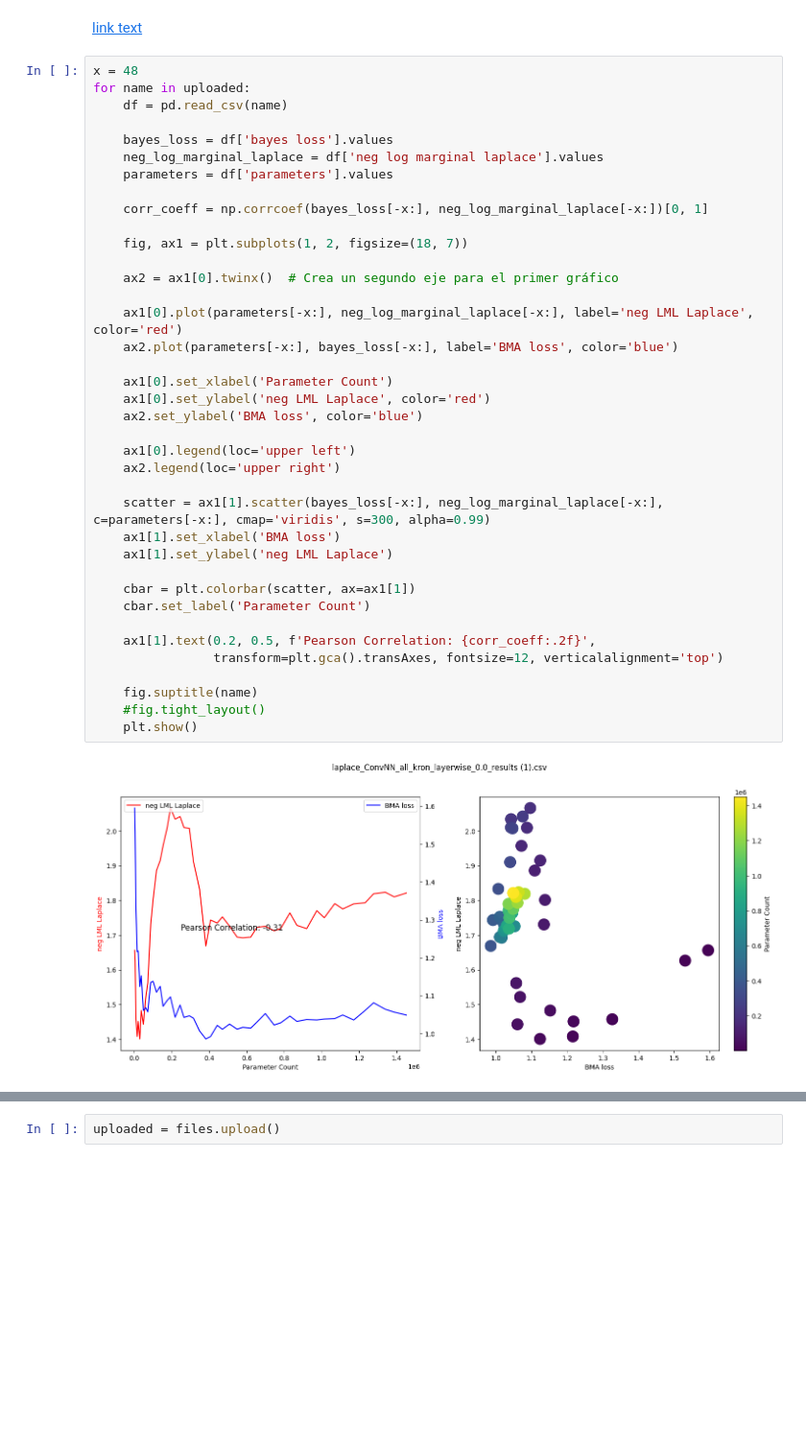
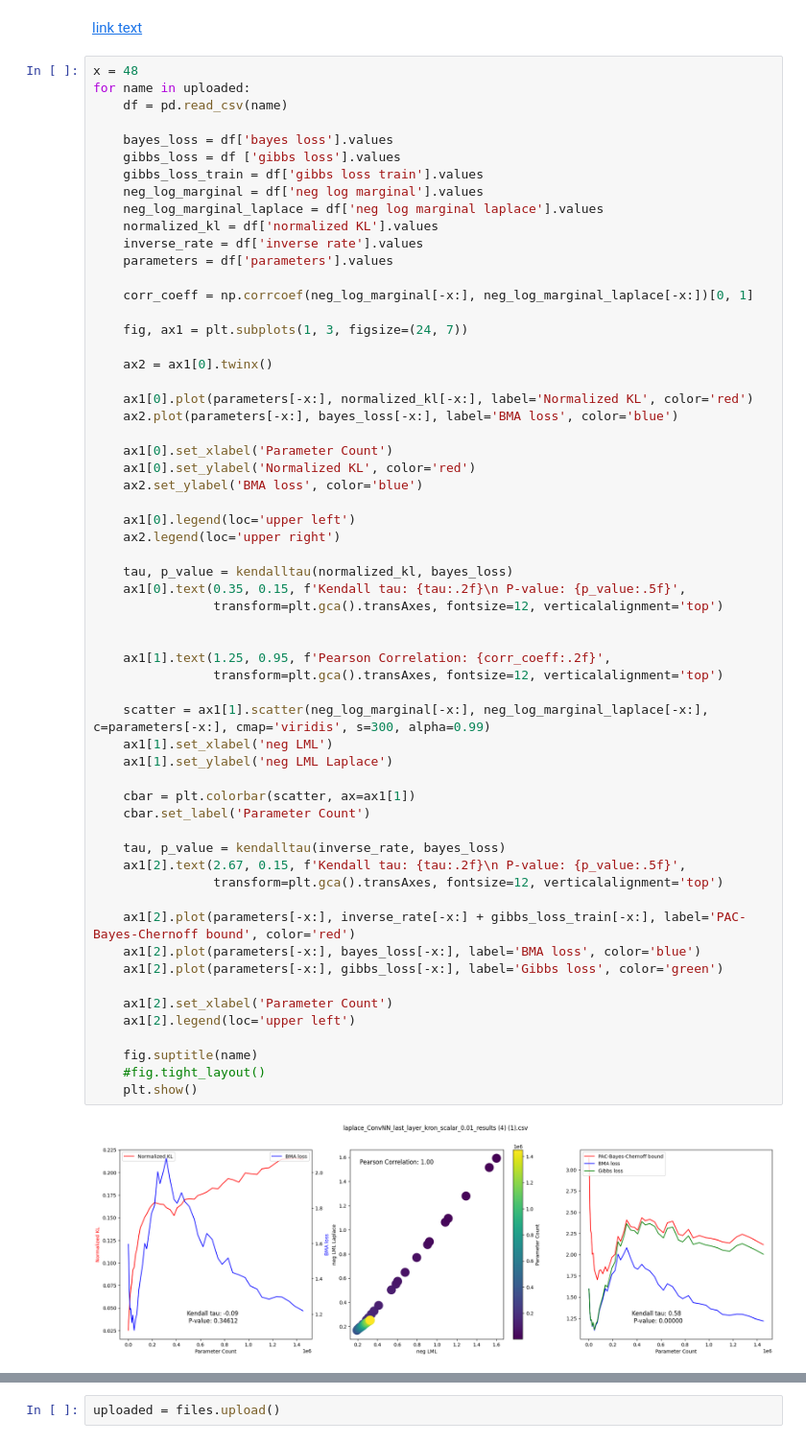
Before and after one commit to Ludvins/PAC_Bayes_Chernoff_MLL, a Jupyter notebook: plots.ipynb, the cells around one changed output, grey strips where cells are left out. Shown at 96% size. Cells and saved outputs as stored; diff of their text form; blank space fills up the shorter version.

```diff
--- a/plots.ipynb
+++ b/plots.ipynb
@@ -19,39 +21,60 @@ Saving laplace_ConvNN_last_layer_kron_opt_results.csv to laplace_ConvNN_last_lay
 x = 48
 for name in uploaded:
     df = pd.read_csv(name)
 
     bayes_loss = df['bayes loss'].values
+    gibbs_loss = df ['gibbs loss'].values
+    gibbs_loss_train = df['gibbs loss train'].values
+    neg_log_marginal = df['neg log marginal'].values
     neg_log_marginal_laplace = df['neg log marginal laplace'].values
+    normalized_kl = df['normalized KL'].values
+    inverse_rate = df['inverse rate'].values
     parameters = df['parameters'].values
 
-    corr_coeff = np.corrcoef(bayes_loss[-x:], neg_log_marginal_laplace[-x:])[0, 1]
+    corr_coeff = np.corrcoef(neg_log_marginal[-x:], neg_log_marginal_laplace[-x:])[0, 1]
 
-    fig, ax1 = plt.subplots(1, 2, figsize=(18, 7))
+    fig, ax1 = plt.subplots(1, 3, figsize=(24, 7))
 
-    ax2 = ax1[0].twinx()  # Crea un segundo eje para el primer gráfico
+    ax2 = ax1[0].twinx()
 
-    ax1[0].plot(parameters[-x:], neg_log_marginal_laplace[-x:], label='neg LML Laplace', color='red')
+    ax1[0].plot(parameters[-x:], normalized_kl[-x:], label='Normalized KL', color='red')
     ax2.plot(parameters[-x:], bayes_loss[-x:], label='BMA loss', color='blue')
 
     ax1[0].set_xlabel('Parameter Count')
-    ax1[0].set_ylabel('neg LML Laplace', color='red')
+    ax1[0].set_ylabel('Normalized KL', color='red')
     ax2.set_ylabel('BMA loss', color='blue')
 
     ax1[0].legend(loc='upper left')
     ax2.legend(loc='upper right')
 
-    scatter = ax1[1].scatter(bayes_loss[-x:], neg_log_marginal_laplace[-x:], c=parameters[-x:], cmap='viridis', s=300, alpha=0.99)
-    ax1[1].set_xlabel('BMA loss')
+    tau, p_value = kendalltau(normalized_kl, bayes_loss)
+    ax1[0].text(0.35, 0.15, f'Kendall tau: {tau:.2f}\n P-value: {p_value:.5f}',
+                transform=plt.gca().transAxes, fontsize=12, verticalalignment='top')
+
+
+    ax1[1].text(1.25, 0.95, f'Pearson Correlation: {corr_coeff:.2f}',
+                transform=plt.gca().transAxes, fontsize=12, verticalalignment='top')
+
+    scatter = ax1[1].scatter(neg_log_marginal[-x:], neg_log_marginal_laplace[-x:], c=parameters[-x:], cmap='viridis', s=300, alpha=0.99)
+    ax1[1].set_xlabel('neg LML')
     ax1[1].set_ylabel('neg LML Laplace')
 
     cbar = plt.colorbar(scatter, ax=ax1[1])
     cbar.set_label('Parameter Count')
 
-    ax1[1].text(0.2, 0.5, f'Pearson Correlation: {corr_coeff:.2f}',
+    tau, p_value = kendalltau(inverse_rate, bayes_loss)
+    ax1[2].text(2.67, 0.15, f'Kendall tau: {tau:.2f}\n P-value: {p_value:.5f}',
                 transform=plt.gca().transAxes, fontsize=12, verticalalignment='top')
+
+    ax1[2].plot(parameters[-x:], inverse_rate[-x:] + gibbs_loss_train[-x:], label='PAC-Bayes-Chernoff bound', color='red')
+    ax1[2].plot(parameters[-x:], bayes_loss[-x:], label='BMA loss', color='blue')
+    ax1[2].plot(parameters[-x:], gibbs_loss[-x:], label='Gibbs loss', color='green')
+
+    ax1[2].set_xlabel('Parameter Count')
+    ax1[2].legend(loc='upper left')
 
     fig.suptitle(name)
     #fig.tight_layout()
     plt.show()
 # %% [output]
-[figure, old version]
+[figure, new version]
```
Also changed, not shown: parts of 3 cells of this notebook.
